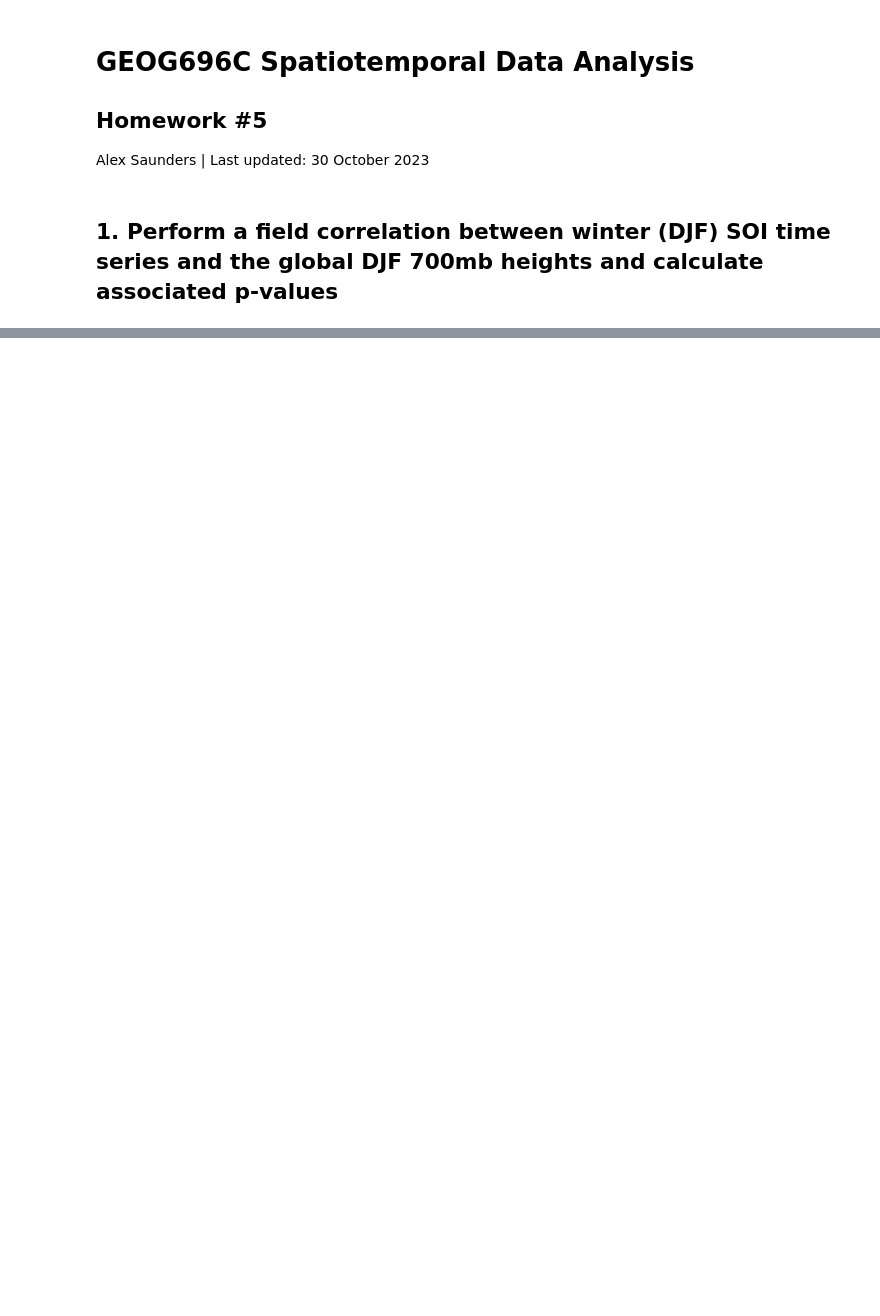
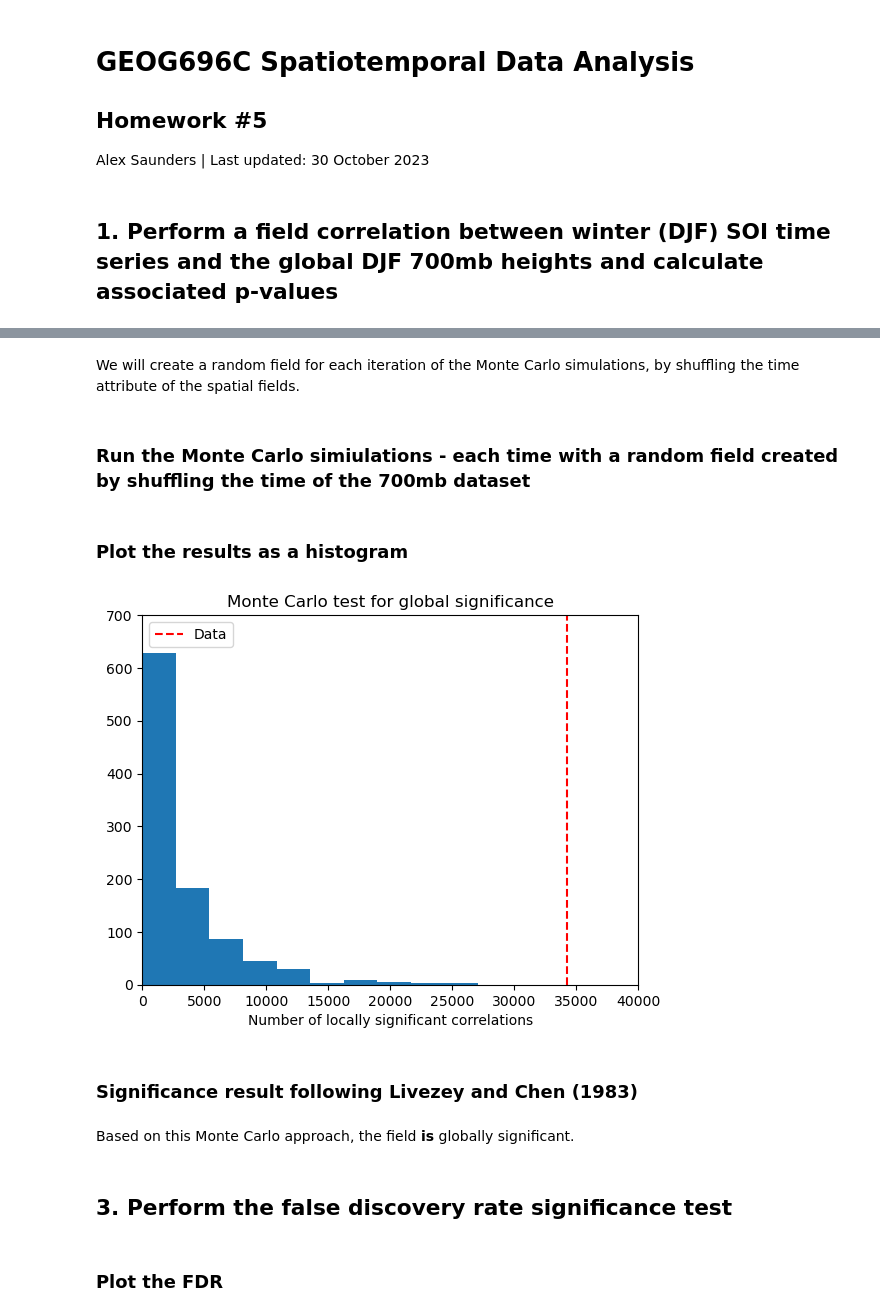
Before and after one commit to alex-saunders00/spatiotemporal_data_analysis, a Jupyter notebook: 00_hw/scr/hw5_Saunders.ipynb, the cells around one changed output, grey strips where cells are left out. Saved outputs shown, nothing was run; the diff lists cells and outputs as text; code cells hidden in the pictures; blank space fills up the shorter version.

```diff
--- a/00_hw/scr/hw5_Saunders.ipynb
+++ b/00_hw/scr/hw5_Saunders.ipynb
@@ -28,0 +127,2 @@ dataPath = Path ('C:/Users/alexa/Documents/01_personal/07_phd/05_study/02_course
+# %%
+nPointsSigData = np.array([(sig<sigThreshold).sum().values])[0]
@@ -28,0 +135,52 @@ dataPath = Path ('C:/Users/alexa/Documents/01_personal/07_phd/05_study/02_course
+# %% [markdown]
+We will create a random field for each iteration of the Monte Carlo simulations, by shuffling the time attribute of the spatial fields.
+# %% [markdown]
+### Run the Monte Carlo simiulations - each time with a random field created by shuffling the time of the 700mb dataset
+# %%
+iterations=1000
+nPointsSigAll=[]
+for i in range(iterations):
+    # Create a shuffled series of years
+    timeArray = np.array(hgtDJF.time)
+    np.random.shuffle(timeArray)
+
+    # Create a 700mb dataset with the new shuffled time component
+    hgtDJFShuffled = hgtDJF.copy()
+    hgtDJFShuffled['time'] = timeArray
+
+    # Repeat the field correlation with the reshuffled 700mb dataset
+    fieldCorrelation = xr.corr(soiDJF, hgtDJFShuffled, dim="time")
+
+    # calculate the p-values directly using r values and the t-distribution
+    t = -abs(fieldCorrelation.values)*np.sqrt((len(soiDJF.time)-2)/(1-np.square(fieldCorrelation.values)))
+    pvalue = sp.stats.t.cdf(t, len(soiDJF.time) - 2) * 2 # multiply by 2 for two-sided test
+    sig = xr.DataArray(data=pvalue, dims=["lat","lon'"], coords=[fieldCorrelation.lat, fieldCorrelation.lon])
+
+    # Record the number of locally significant points
+    nPointsSig = np.array([(sig<sigThreshold).sum().values])[0]
+    nPointsSigAll.append(nPointsSig)
+# %% [markdown]
+### Plot the results as a histogram
+# %%
+fix, ax= plt.subplots()
+
+ax.hist(nPointsSigAll)
+ax.set_title('Monte Carlo test for global significance')
+ax.set_xlabel('Number of locally significant correlations')
+
+ax.plot([nPointsSigData, nPointsSigData], [0, 800], 'r--', label='Data')
+
+ax.set_ylim(0,700)
+ax.set_xlim(0, 40000)
+
+ax.legend()
+
+plt.show()
+# %% [output]
+[figure, added]
+# %% [markdown]
+### Significance result following Livezey and Chen (1983)
+# %% [markdown]
+Based on this Monte Carlo approach, the field __is__ globally significant.
+# %% [markdown]
+## 3. Perform the false discovery rate significance test
@@ -28,0 +196,2 @@ dataPath = Path ('C:/Users/alexa/Documents/01_personal/07_phd/05_study/02_course
+# %% [markdown]
+### Plot the FDR
```
Also changed, not shown: parts of 53 cells of this notebook.
